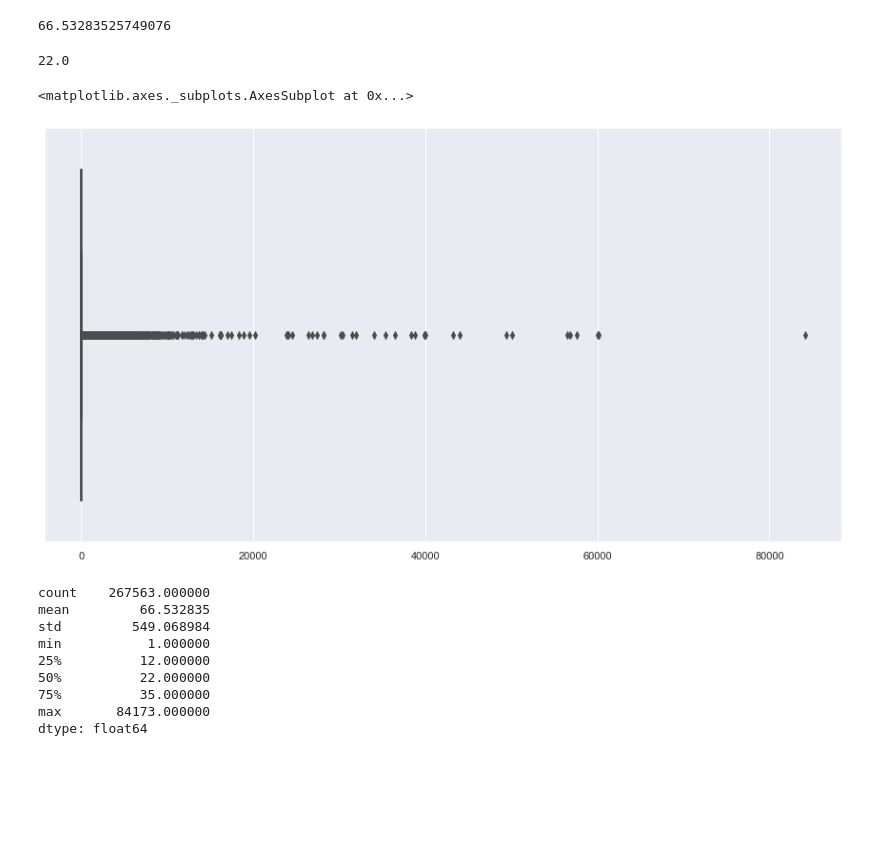
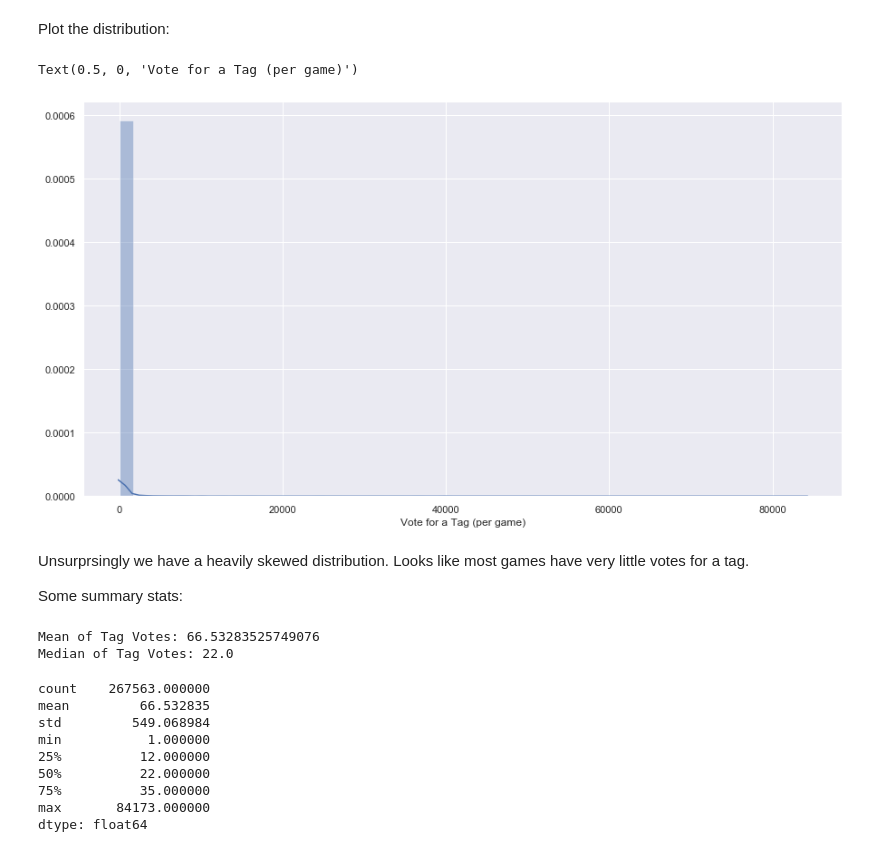
Before and after one commit to harpalsahota/DataScience, a Jupyter notebook: Recommendation_Systems/steam_games/notebooks/01_exploratory_anlaysis.ipynb, the cells around one changed output. Cells and saved outputs as stored; diff of their text form; code cells hidden in the pictures; blank space fills up the shorter version.

```diff
--- a/Recommendation_Systems/steam_games/notebooks/01_exploratory_anlaysis.ipynb
+++ b/Recommendation_Systems/steam_games/notebooks/01_exploratory_anlaysis.ipynb
@@ -33,16 +48,23 @@ sns.distplot(tag_freqs)
-# %%
-np.mean(tag_freqs)
-# %% [output]
-66.53283525749076
-# %%
-np.median(tag_freqs)
-# %% [output]
-22.0
-# %%
-sns.boxplot(x=tag_freqs)
-# %% [output]
-<matplotlib.axes._subplots.AxesSubplot at 0x...>
-[figure, removed]
+# %%
+tag_freqs = np.array(tag_freqs)
+# %% [markdown]
+Plot the distribution:
+# %%
+sns.distplot(tag_freqs)
+plt.xlabel('Vote for a Tag (per game)')
+# %% [output]
+Text(0.5, 0, 'Vote for a Tag (per game)')
+[figure, added]
+# %% [markdown]
+Unsurprsingly we have a heavily skewed distribution. Looks like most games have very little votes for a tag.
+
+Some summary stats:
+# %%
+print(f'Mean of Tag Votes: {np.mean(tag_freqs)}')
+print(f'Median of Tag Votes: {np.median(tag_freqs)}')
+# %% [output]
+Mean of Tag Votes: 66.53283525749076
+Median of Tag Votes: 22.0
 # %%
 pd.Series(tag_freqs).describe()
 # %% [output]
```
Also changed, not shown: parts of 60 cells of this notebook, 1 other file.
